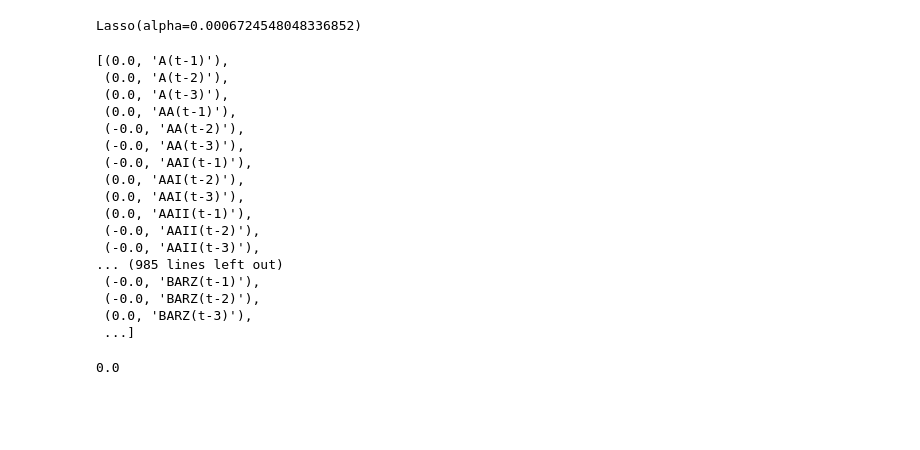
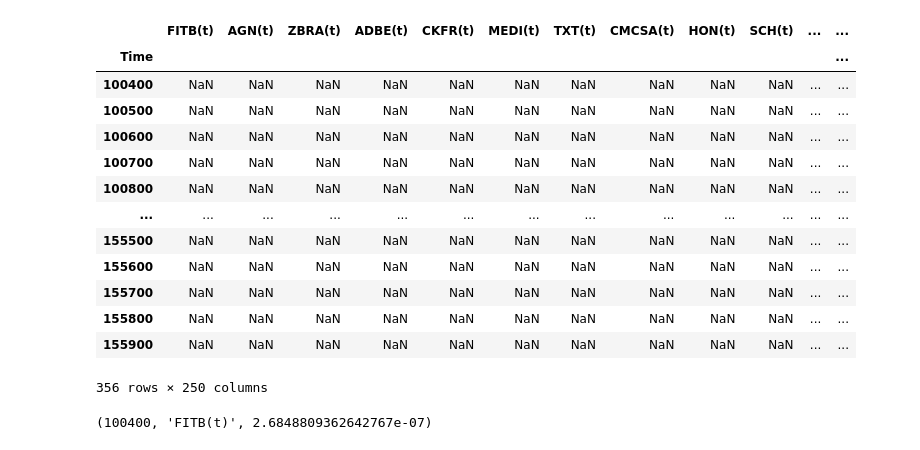
Before and after one commit to samuefra/summer_paper, a Jupyter notebook: code/regressions/lasso_forecast.ipynb, the cells around one changed output. Drawn from its saved outputs; the diff is of its cells as text; code cells hidden in the pictures; blank space fills up the shorter version.

```diff
--- a/code/regressions/lasso_forecast.ipynb
+++ b/code/regressions/lasso_forecast.ipynb
@@ -83,29 +74,0 @@ reg = Lasso(alpha=model.alpha_)
-# %%
-reg.fit(x_temp, y_temp.iloc[:,2])
-# %% [output]
-Lasso(alpha=0.0006724548048336852)
-# %%
-# coeficientes
-list(zip(reg.coef_, x_temp))
-# %% [output]
-[(0.0, 'A(t-1)'),
- (0.0, 'A(t-2)'),
- (0.0, 'A(t-3)'),
- (0.0, 'AA(t-1)'),
- (-0.0, 'AA(t-2)'),
- (-0.0, 'AA(t-3)'),
- (-0.0, 'AAI(t-1)'),
- (0.0, 'AAI(t-2)'),
- (0.0, 'AAI(t-3)'),
- (0.0, 'AAII(t-1)'),
- (-0.0, 'AAII(t-2)'),
- (-0.0, 'AAII(t-3)'),
-... (985 lines left out)
- (-0.0, 'BARZ(t-1)'),
- (-0.0, 'BARZ(t-2)'),
- (0.0, 'BARZ(t-3)'),
- ...]
-# %%
-round(reg.score(x_temp, y_temp.iloc[:,2])*100, 2)
-# %% [output]
-0.0
@@ -129,0 +75,19 @@ def LASSO_reg(x, y, t, i):
+# %%
+f_lasso = pd.DataFrame(index = y.iloc[30:].index, columns = y.columns)
+# %%
+f_lasso
+# %% [output]
+|  | FITB(t) | AGN(t) | ZBRA(t) | ADBE(t) | CKFR(t) | MEDI(t) | TXT(t) | CMCSA(t) | HON(t) | SCH(t) | ... | ... |
+| Time |  |  |  |  |  |  |  |  |  |  |  | ... |
+| 100400 | NaN | NaN | NaN | NaN | NaN | NaN | NaN | NaN | NaN | NaN | ... | ... |
+| 100500 | NaN | NaN | NaN | NaN | NaN | NaN | NaN | NaN | NaN | NaN | ... | ... |
+| 100600 | NaN | NaN | NaN | NaN | NaN | NaN | NaN | NaN | NaN | NaN | ... | ... |
+| 100700 | NaN | NaN | NaN | NaN | NaN | NaN | NaN | NaN | NaN | NaN | ... | ... |
+| 100800 | NaN | NaN | NaN | NaN | NaN | NaN | NaN | NaN | NaN | NaN | ... | ... |
+| ... | ... | ... | ... | ... | ... | ... | ... | ... | ... | ... | ... | ... |
+| 155500 | NaN | NaN | NaN | NaN | NaN | NaN | NaN | NaN | NaN | NaN | ... | ... |
+| 155600 | NaN | NaN | NaN | NaN | NaN | NaN | NaN | NaN | NaN | NaN | ... | ... |
+| 155700 | NaN | NaN | NaN | NaN | NaN | NaN | NaN | NaN | NaN | NaN | ... | ... |
+| 155800 | NaN | NaN | NaN | NaN | NaN | NaN | NaN | NaN | NaN | NaN | ... | ... |
+| 155900 | NaN | NaN | NaN | NaN | NaN | NaN | NaN | NaN | NaN | NaN | ... | ... |
+356 rows × 250 columns
@@ -129,0 +145,4 @@ def LASSO_reg(x, y, t, i):
+# %%
+LASSO_forecast(0, 0)
+# %% [output]
+(100400, 'FITB(t)', 2.6848809362642767e-07)
```
Also changed, not shown: parts of 17 cells of this notebook, 6 other files.
